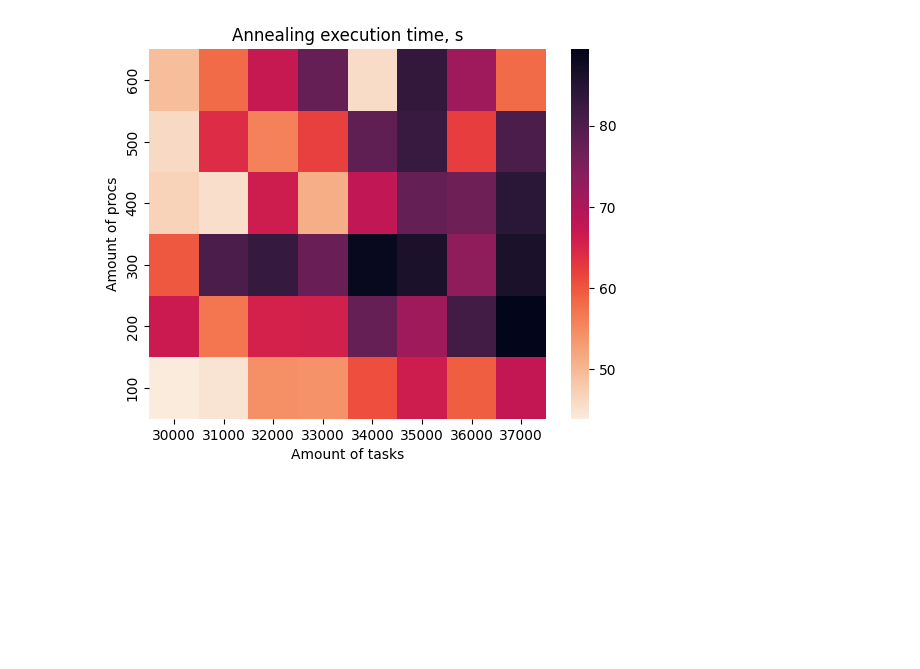
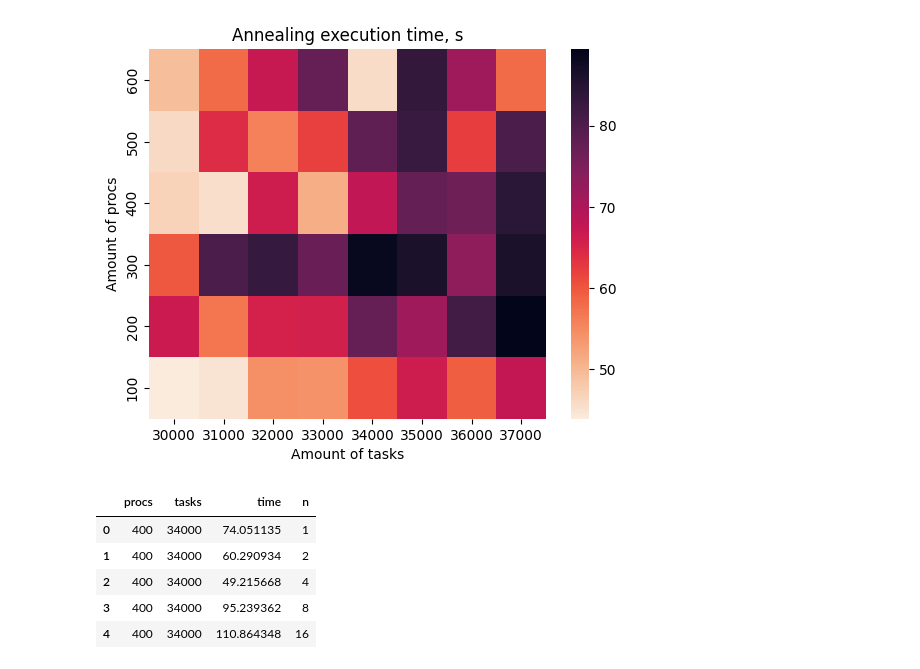
Before and after one commit to ipsavitsky/2022-hw, a Jupyter notebook: task-1/utils/analysis/analysis.ipynb, the cells around one changed output. Drawn from its saved outputs; the diff is of its cells as text; code cells hidden in the pictures; blank space fills up the shorter version.

```diff
--- a/task-1/utils/analysis/analysis.ipynb
+++ b/task-1/utils/analysis/analysis.ipynb
@@ -56,0 +59,9 @@ plt.show()
+# %%
+parallel_df
+# %% [output]
+|  | procs | tasks | time | n |
+| 0 | 400 | 34000 | 74.051135 | 1 |
+| 1 | 400 | 34000 | 60.290934 | 2 |
+| 2 | 400 | 34000 | 49.215668 | 4 |
+| 3 | 400 | 34000 | 95.239362 | 8 |
+| 4 | 400 | 34000 | 110.864348 | 16 |
```
Also changed, not shown: parts of 2 cells of this notebook, 5 other files.
